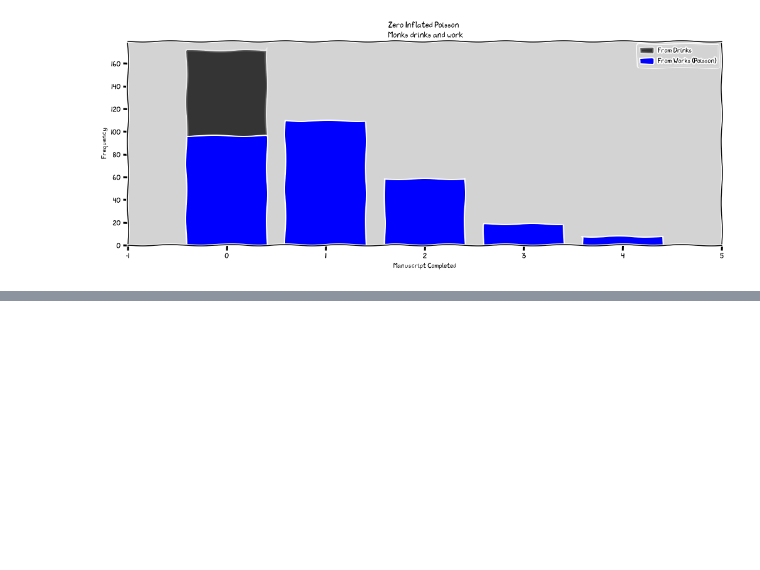
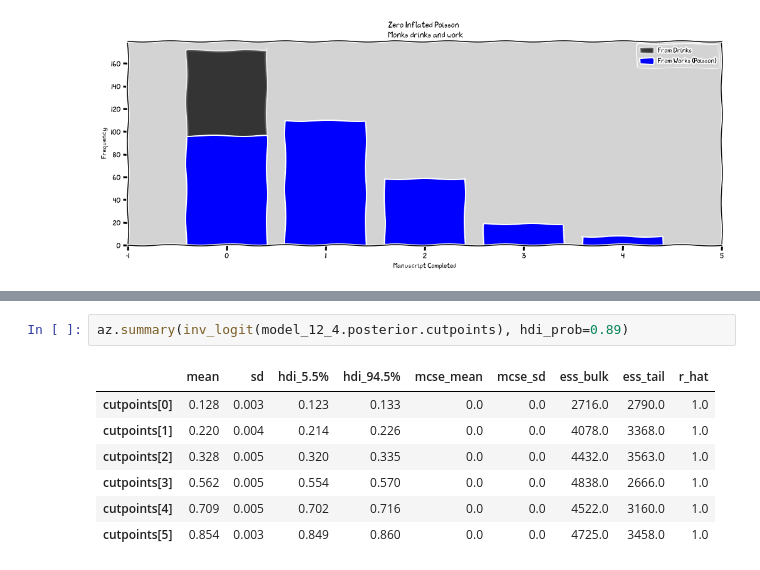
Before and after one commit to rodolphomacedo/statistical_rethinking_pt_BR, a Jupyter notebook: parte_12.ipynb, the cells around one changed output, grey strips where cells are left out. Saved outputs shown, nothing was run; the diff lists cells and outputs as text; blank space fills up the shorter version.

```diff
--- a/parte_12.ipynb
+++ b/parte_12.ipynb
@@ -1046,0 +1032,10 @@ Coordinates:
+# %%
+az.summary(inv_logit(model_12_4.posterior.cutpoints), hdi_prob=0.89)
+# %% [output]
+|  | mean | sd | hdi_5.5% | hdi_94.5% | mcse_mean | mcse_sd | ess_bulk | ess_tail | r_hat |
+| cutpoints[0] | 0.128 | 0.003 | 0.123 | 0.133 | 0.0 | 0.0 | 2716.0 | 2790.0 | 1.0 |
+| cutpoints[1] | 0.220 | 0.004 | 0.214 | 0.226 | 0.0 | 0.0 | 4078.0 | 3368.0 | 1.0 |
+| cutpoints[2] | 0.328 | 0.005 | 0.320 | 0.335 | 0.0 | 0.0 | 4432.0 | 3563.0 | 1.0 |
+| cutpoints[3] | 0.562 | 0.005 | 0.554 | 0.570 | 0.0 | 0.0 | 4838.0 | 2666.0 | 1.0 |
+| cutpoints[4] | 0.709 | 0.005 | 0.702 | 0.716 | 0.0 | 0.0 | 4522.0 | 3160.0 | 1.0 |
+| cutpoints[5] | 0.854 | 0.003 | 0.849 | 0.860 | 0.0 | 0.0 | 4725.0 | 3458.0 | 1.0 |
```
Also changed, not shown: parts of 67 cells of this notebook, 3 other files.
